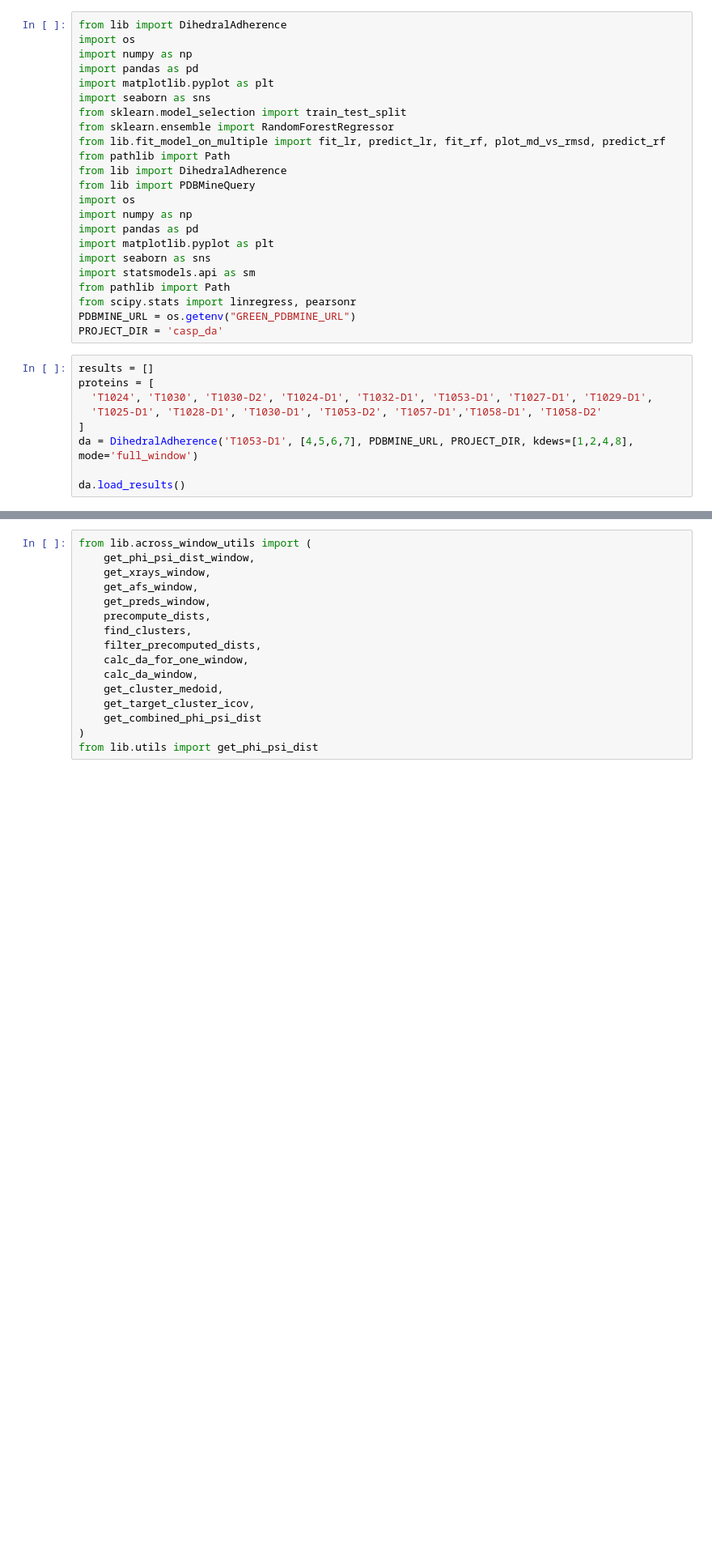
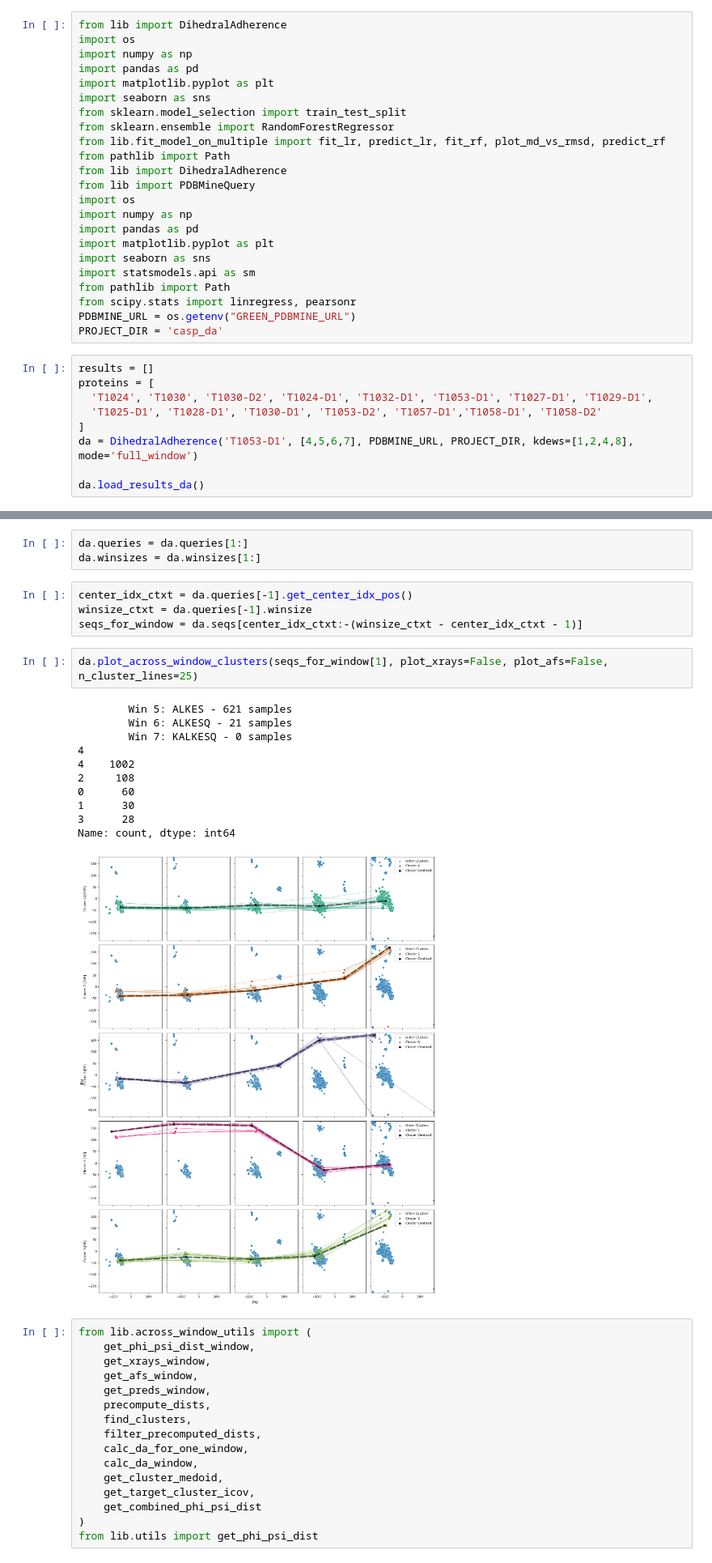
Before and after one commit to Musa-Azeem/protein-dihedral-visualization, a Jupyter notebook: full_window_567.ipynb, the cells around one changed output, grey strips where cells are left out. Shown at 81% size. Cells and saved outputs as stored; diff of their text form; blank space fills up the shorter version.

```diff
--- a/full_window_567.ipynb
+++ b/full_window_567.ipynb
@@ -32,6 +32,6 @@ proteins = [
 ]
 da = DihedralAdherence('T1053-D1', [4,5,6,7], PDBMINE_URL, PROJECT_DIR, kdews=[1,2,4,8], mode='full_window')
 
-da.load_results()
+da.load_results_da()
 # %% [output]
 Initializing T1053-D1 ...
@@ -42,3 +46,24 @@ UniProt ID: Q5ZRA8
+# %%
+da.queries = da.queries[1:]
+da.winsizes = da.winsizes[1:]
+# %%
+center_idx_ctxt = da.queries[-1].get_center_idx_pos()
+winsize_ctxt = da.queries[-1].winsize
+seqs_for_window = da.seqs[center_idx_ctxt:-(winsize_ctxt - center_idx_ctxt - 1)]
+# %%
+da.plot_across_window_clusters(seqs_for_window[1], plot_xrays=False, plot_afs=False, n_cluster_lines=25)
+# %% [output]
+        Win 5: ALKES - 621 samples
+        Win 6: ALKESQ - 21 samples
+        Win 7: KALKESQ - 0 samples
+4
+4    1002
+2     108
+0      60
+1      30
+3      28
+Name: count, dtype: int64
+[figure, added]
 # %%
 from lib.across_window_utils import (
     get_phi_psi_dist_window,
```
Also changed, not shown: parts of 6 cells of this notebook, 7 other files.
